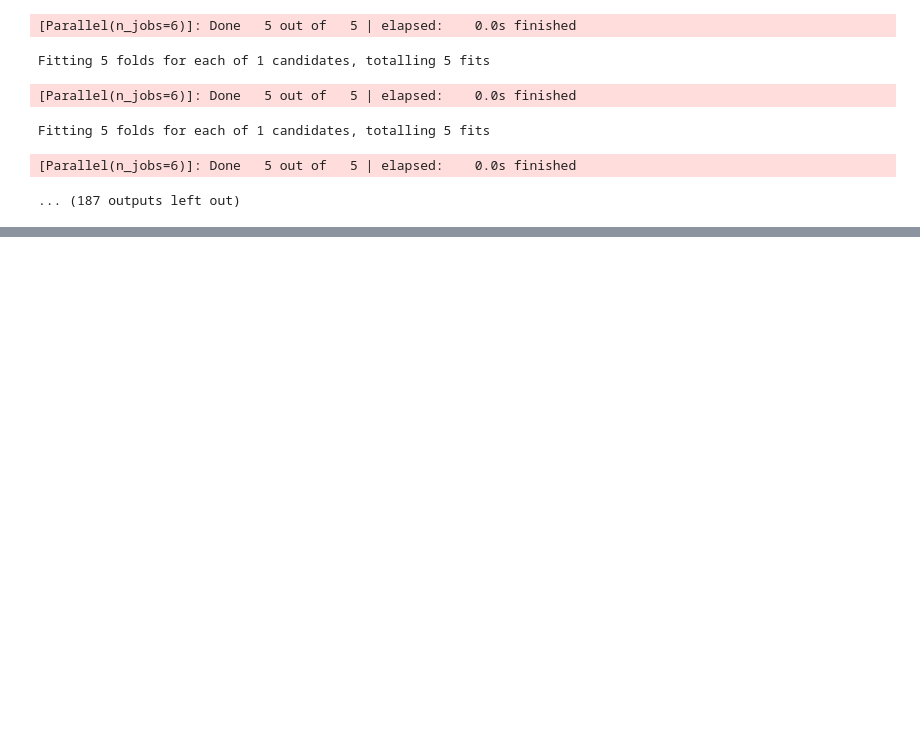
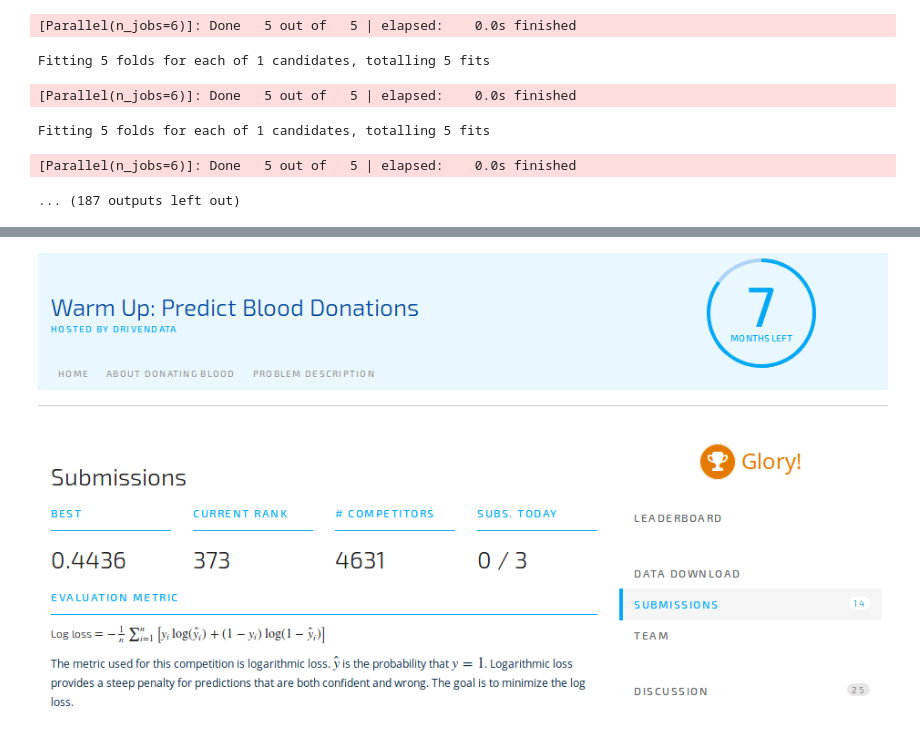
Before and after one commit to AlexandreGazagnes/Driven-Data-Blood-Donations, a Jupyter notebook: kernels/final_notebook.ipynb, the cells around one changed output, grey strips where cells are left out. Saved outputs shown, nothing was run; the diff lists cells and outputs as text; code cells hidden in the pictures; blank space fills up the shorter version.

```diff
--- a/kernels/final_notebook.ipynb
+++ b/kernels/final_notebook.ipynb
@@ -2192,0 +2427,5 @@ res
+# %%
+from IPython.display import Image
+Image("../head.png")
+# %% [output]
+[figure, added]
```
Also changed, not shown: parts of 23 cells of this notebook, 23 other files.
